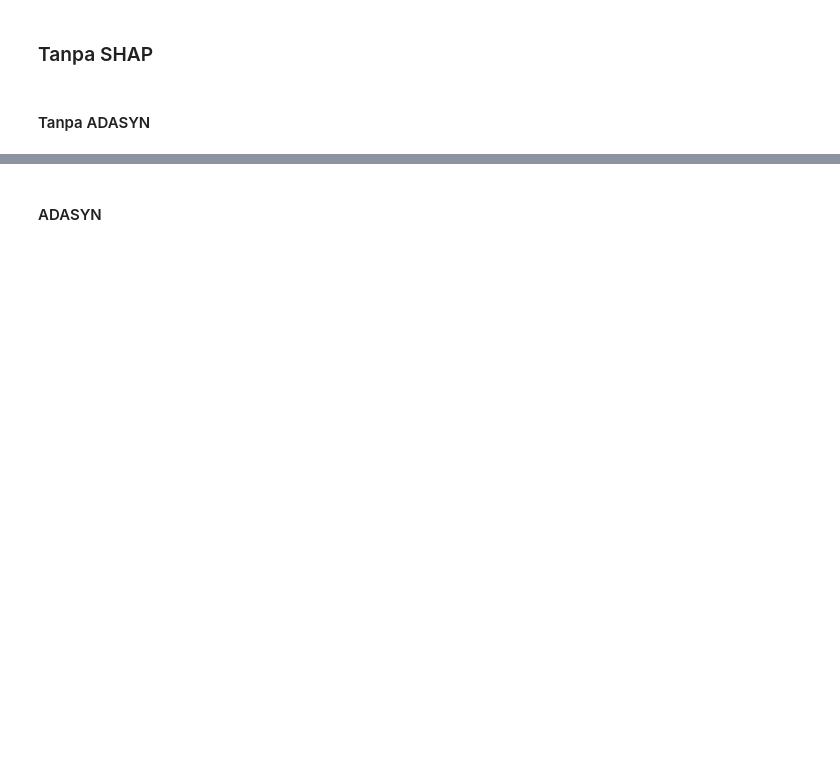
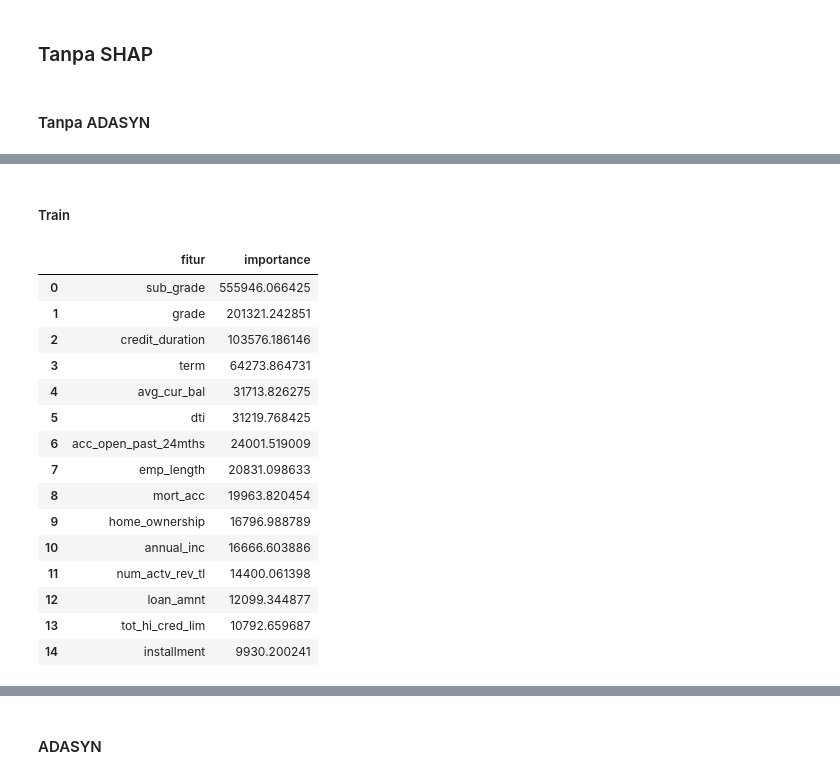
Before and after one commit to irfanbudianto/Feature_Importance, a Jupyter notebook: Feature_Importance_LightGBM.ipynb, the cells around one changed output, grey strips where cells are left out. Saved outputs shown, nothing was run; the diff lists cells and outputs as text; code cells hidden in the pictures; blank space fills up the shorter version.

```diff
--- a/Feature_Importance_LightGBM.ipynb
+++ b/Feature_Importance_LightGBM.ipynb
@@ -406,0 +280,41 @@ df_feature_importance_LightGBM_reduced.loc[df_feature_importance_LightGBM_reduce
+# %% [markdown]
+##### Train
+# %%
+# Model
+lgbm_model = LGBMClassifier(
+    n_estimators=100,
+    learning_rate=0.05,
+    num_leaves=31,  # ≈ 2^5 - 1, lebih sesuai dengan filosofi LightGBM
+    random_state=42,
+    verbose=-1,
+)
+lgbm_model.fit(X_train, y_train)
+# importances = lgbm_model.feature_importances_
+booster = lgbm_model.booster_
+gain_importance = booster.feature_importance(importance_type='gain')
+
+df_feature_importance_LightGBM = pd.DataFrame({
+    'fitur': X_train.columns,
+    'importance': gain_importance
+    # 'importance': importances
+}).sort_values(by='importance', ascending=False)
+
+# df_feature_importance_LightGBM.loc[df_feature_importance_LightGBM['importance'] > 0].head(10)
+df_feature_importance_LightGBM.reset_index().drop(columns=['index']).head(15)
+# %% [output]
+|  | fitur | importance |
+| 0 | sub_grade | 555946.066425 |
+| 1 | grade | 201321.242851 |
+| 2 | credit_duration | 103576.186146 |
+| 3 | term | 64273.864731 |
+| 4 | avg_cur_bal | 31713.826275 |
+| 5 | dti | 31219.768425 |
+| 6 | acc_open_past_24mths | 24001.519009 |
+| 7 | emp_length | 20831.098633 |
+| 8 | mort_acc | 19963.820454 |
+| 9 | home_ownership | 16796.988789 |
+| 10 | annual_inc | 16666.603886 |
+| 11 | num_actv_rev_tl | 14400.061398 |
+| 12 | loan_amnt | 12099.344877 |
+| 13 | tot_hi_cred_lim | 10792.659687 |
+| 14 | installment | 9930.200241 |
```
Also changed, not shown: parts of 69 cells of this notebook.
